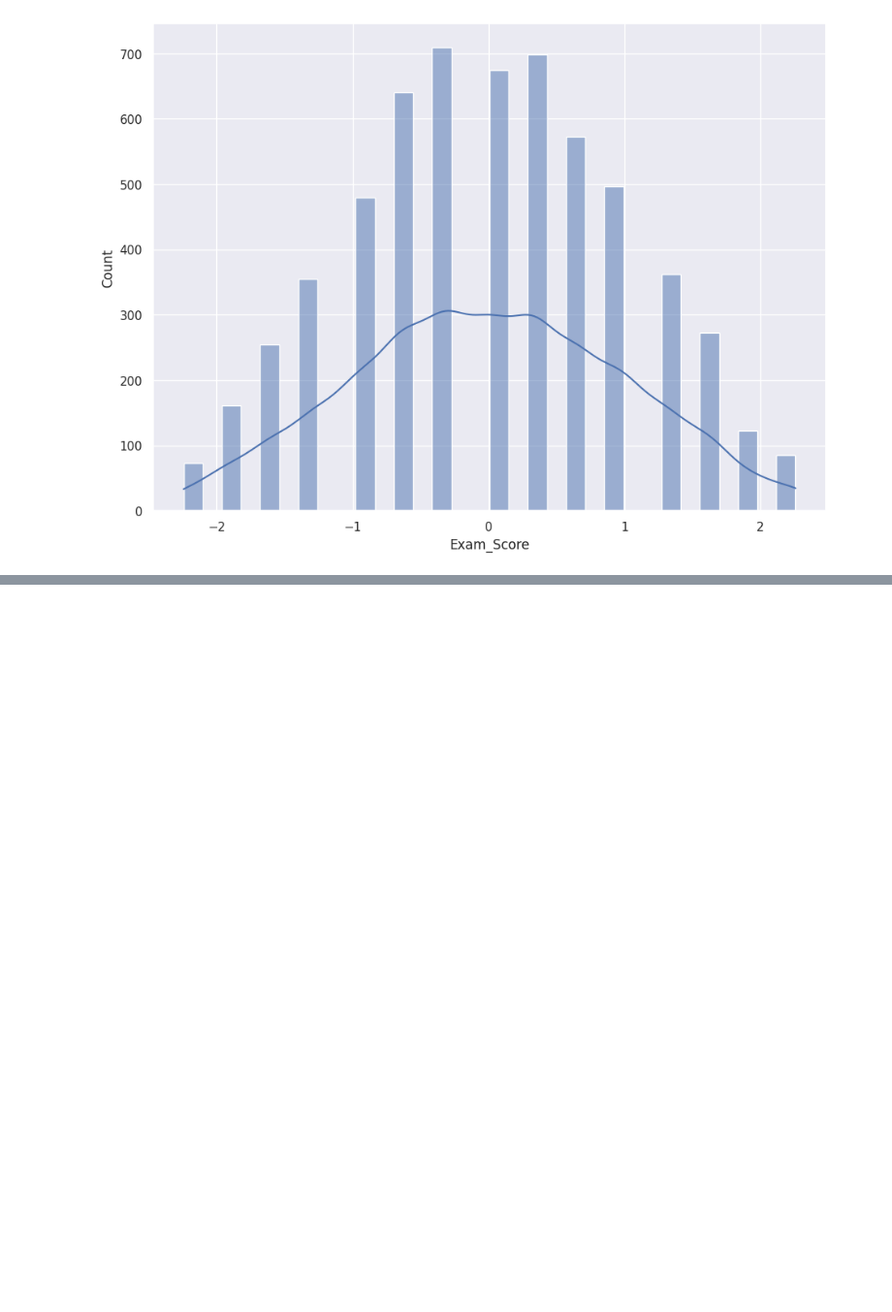
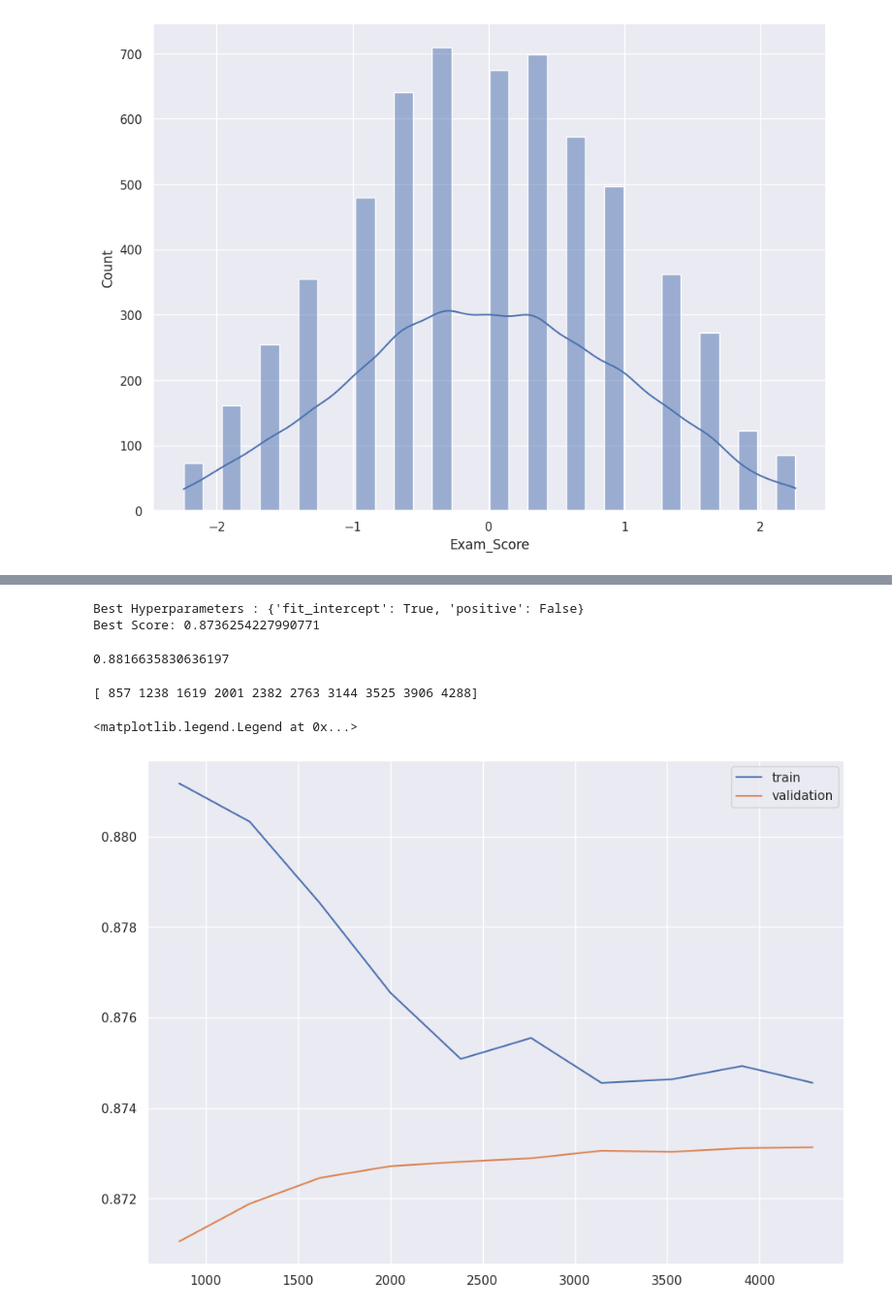
Before and after one commit to NohailaAitHammad/BRIEF_2_EduPredict, a Jupyter notebook: EDA.ipynb, the cells around one changed output, grey strips where cells are left out. Shown at 97% size. Cells and saved outputs as stored; diff of their text form; code cells hidden in the pictures; blank space fills up the shorter version.

```diff
--- a/EDA.ipynb
+++ b/EDA.ipynb
@@ -543,0 +668,28 @@ sns.histplot(result['Exam_Score'], kde=True)
+# %%
+
+model.get_params()
+param_space = {
+      'fit_intercept': [True, False],
+      'positive': [True, False],
+
+      }
+grid_search= GridSearchCV(model, param_space, cv=3, scoring='r2')
+grid_search.fit(x_train, y_train)
+print(f'Best Hyperparameters : {grid_search.best_params_}')
+print(f'Best Score: {grid_search.best_score_} ')
+m = grid_search.best_estimator_
+m.score(x_test, y_test)
+# %% [output]
+Best Hyperparameters : {'fit_intercept': True, 'positive': False}
+Best Score: 0.8736254227990771
+0.8816635830636197
+# %%
+N, train_sc, val = learning_curve(m, x_train,y_train, train_sizes=np.linspace(0.2, 1.0, 10) , cv=10)
+print(N)
+plt.plot(N, train_sc.mean(axis=1), label='train')
+plt.plot(N, val.mean(axis=1), label='validation')
+plt.legend()
+# %% [output]
+[ 857 1238 1619 2001 2382 2763 3144 3525 3906 4288]
+<matplotlib.legend.Legend at 0x...>
+[figure, added]
```
Also changed, not shown: parts of 94 cells of this notebook, 3 other files.
